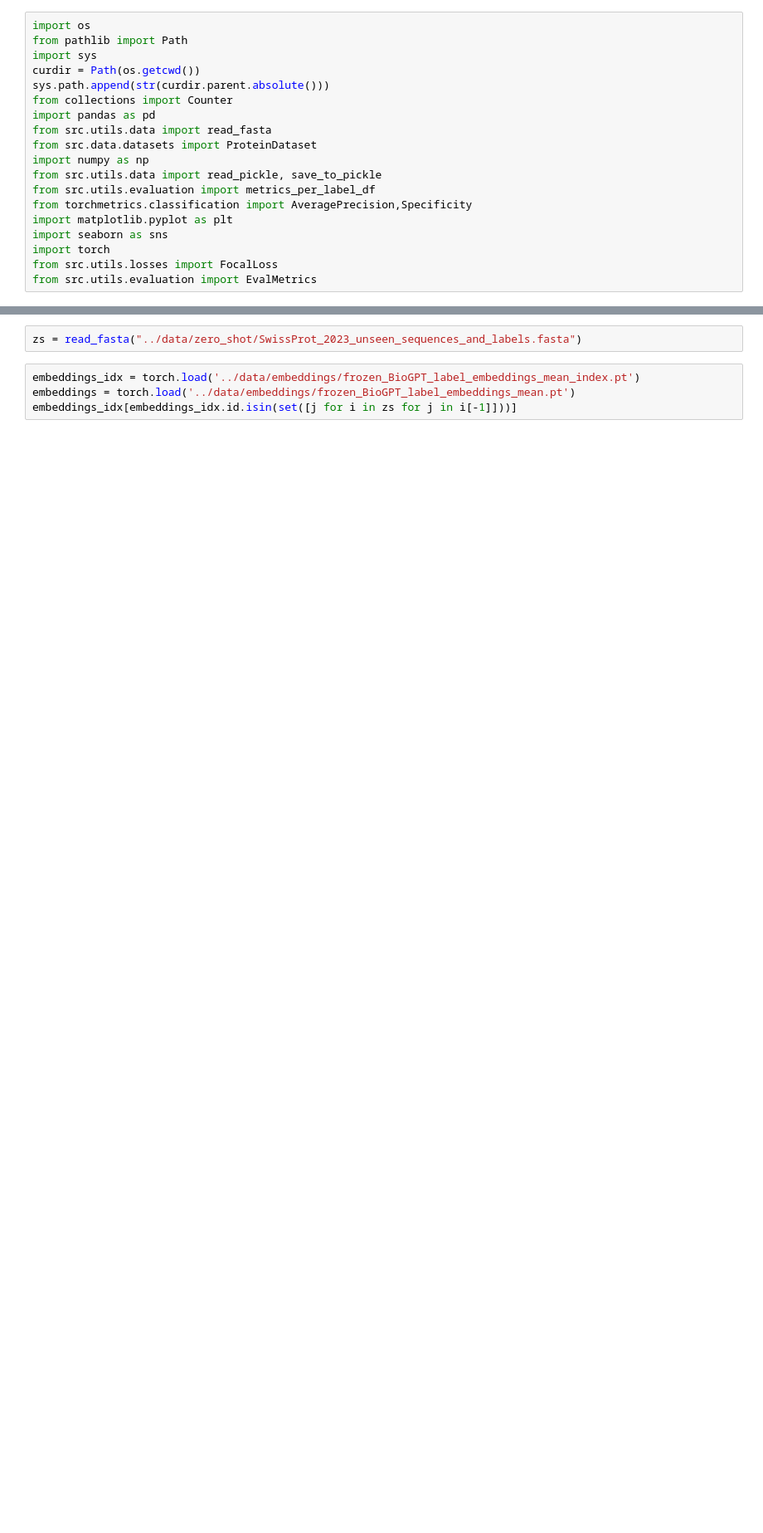
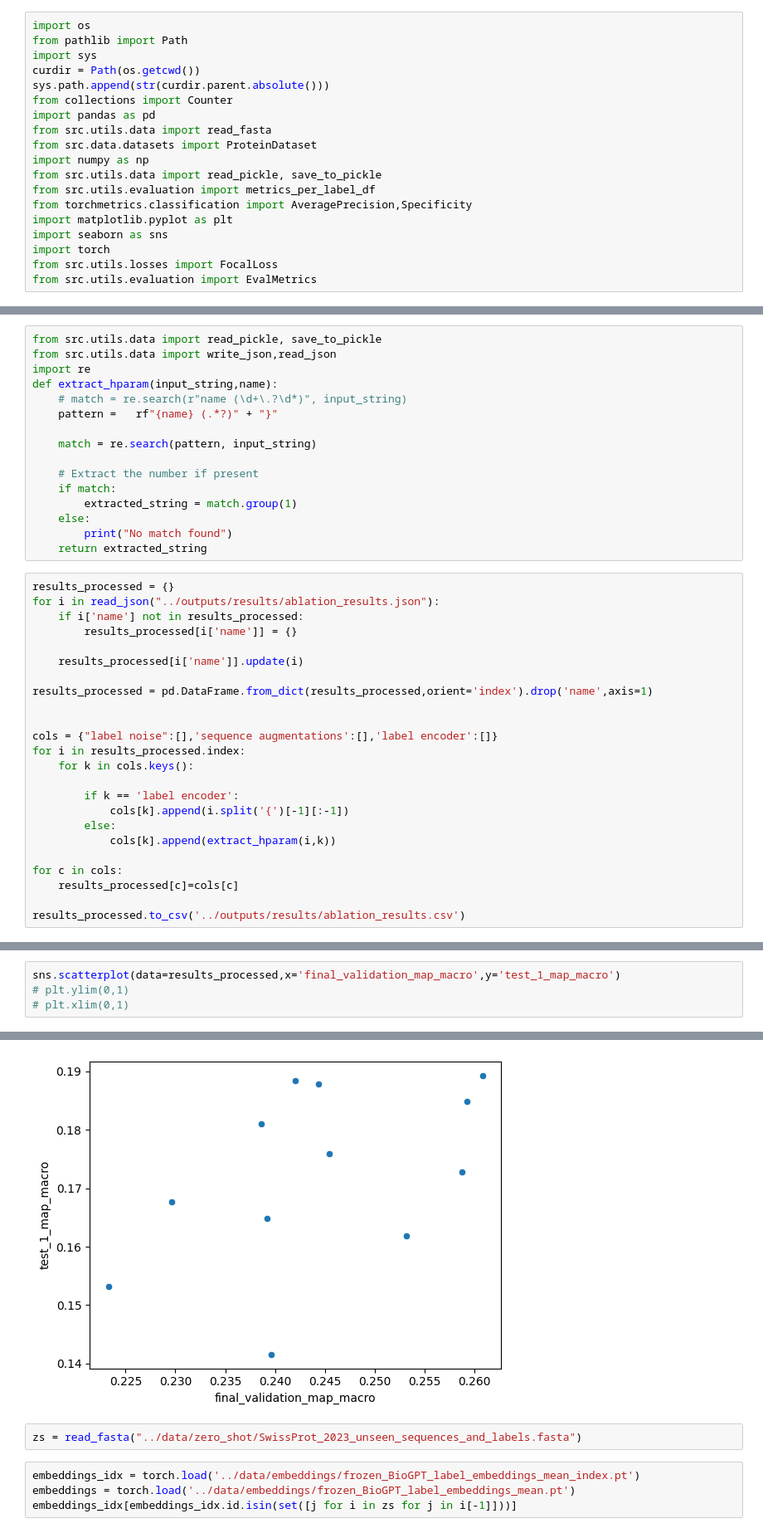
Before and after one commit to microsoft/protnote, a Jupyter notebook: notebooks/EDA.ipynb, the cells around one changed output, grey strips where cells are left out. Shown at 83% size. Drawn from its saved outputs; the diff is of its cells as text; blank space fills up the shorter version.

Commit message:
improved save metrics options

```diff
--- a/notebooks/EDA.ipynb
+++ b/notebooks/EDA.ipynb
@@ -21,0 +20,40 @@ from src.utils.data import read_pickle, save_to_pickle
+# %%
+from src.utils.data import read_pickle, save_to_pickle
+from src.utils.data import write_json,read_json
+import re
+def extract_hparam(input_string,name):
+    # match = re.search(r"name (\d+\.?\d*)", input_string)
+    pattern =   rf"{name} (.*?)" + "}"
+
+    match = re.search(pattern, input_string)
+
+    # Extract the number if present
+    if match:
+        extracted_string = match.group(1)
+    else:
+        print("No match found")
+    return extracted_string
+# %%
+results_processed = {}
+for i in read_json("../outputs/results/ablation_results.json"):
+    if i['name'] not in results_processed:
+        results_processed[i['name']] = {}
+
+    results_processed[i['name']].update(i)
+
+results_processed = pd.DataFrame.from_dict(results_processed,orient='index').drop('name',axis=1)
+
+
+cols = {"label noise":[],'sequence augmentations':[],'label encoder':[]}
+for i in results_processed.index:
+    for k in cols.keys():
+
+        if k == 'label encoder':
+            cols[k].append(i.split('{')[-1][:-1])
+        else:
+            cols[k].append(extract_hparam(i,k))
+
+for c in cols:
+    results_processed[c]=cols[c]
+
+results_processed.to_csv('../outputs/results/ablation_results.csv')
@@ -21,0 +132,5 @@ from src.utils.data import read_pickle, save_to_pickle
+# %%
+sns.scatterplot(data=results_processed,x='final_validation_map_macro',y='test_1_map_macro')
+# plt.ylim(0,1)
+# plt.xlim(0,1)
+# %% [output]
@@ -22,3 +138,4 @@ from src.utils.data import read_pickle, save_to_pickle
+[figure, added]
 # %%
 zs = read_fasta("../data/zero_shot/SwissProt_2023_unseen_sequences_and_labels.fasta")
 # %%
```
Also changed, not shown: parts of 10 cells of this notebook, 2 other files.
